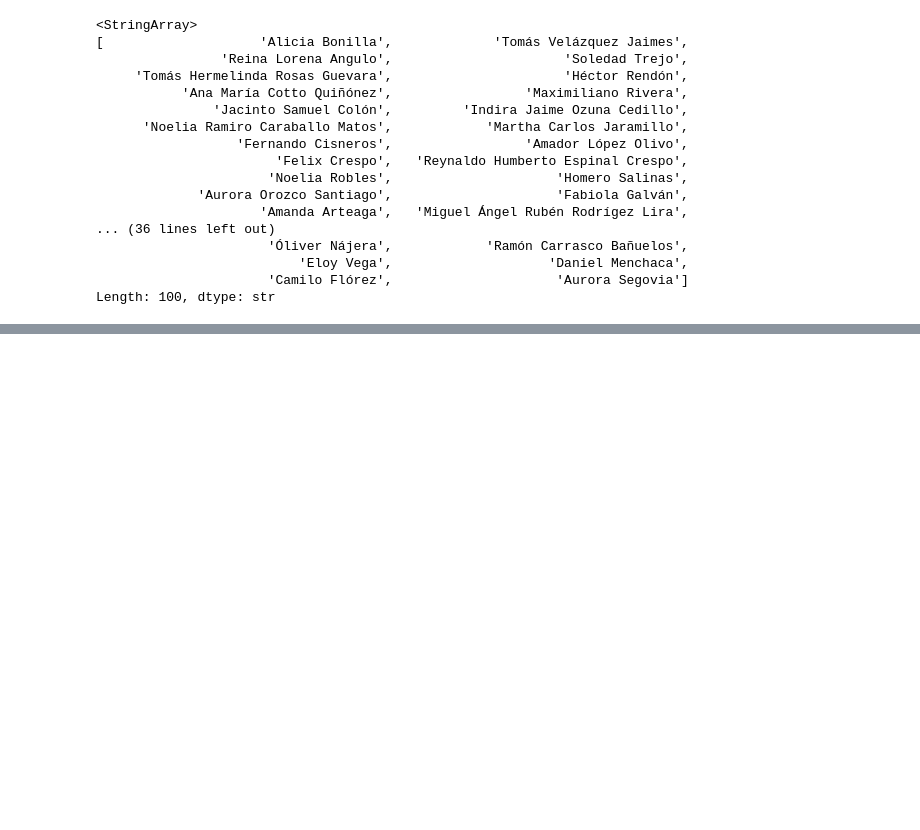
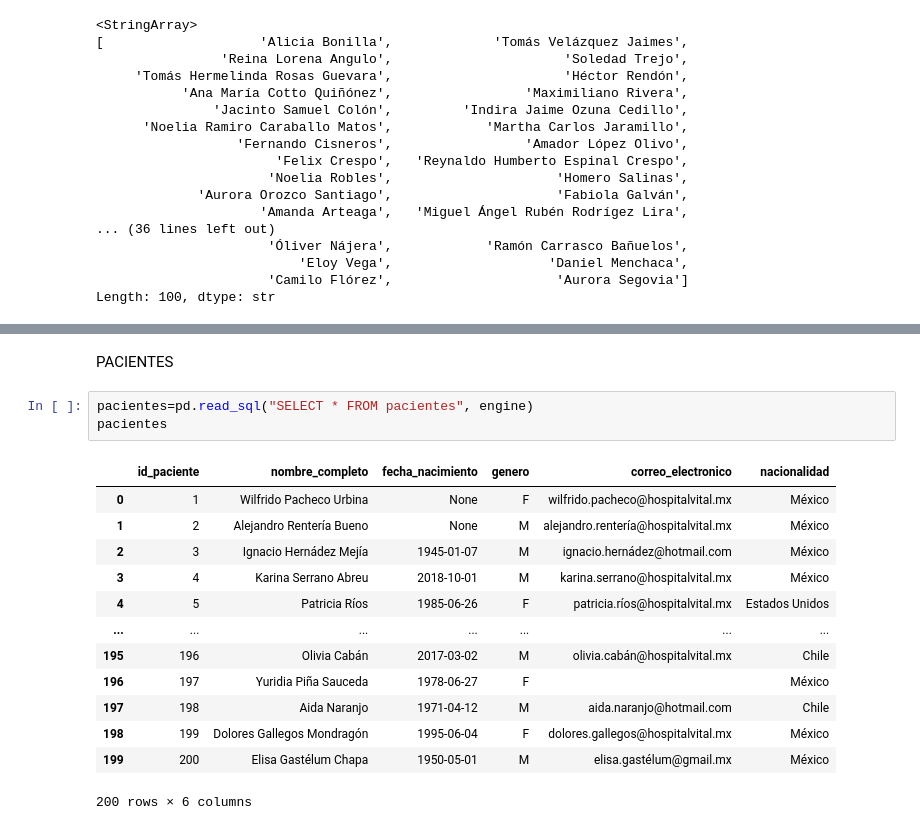
Before and after one commit to JonathanAlbertoBarrera/LimpiezaDatosPandas, a Jupyter notebook: 2-PracticaAseguramientoCalidadDatos/2_PracticaDatosNotebook.ipynb, the cells around one changed output, grey strips where cells are left out. Drawn from its saved outputs; the diff is of its cells as text; blank space fills up the shorter version.

```diff
--- a/2-PracticaAseguramientoCalidadDatos/2_PracticaDatosNotebook.ipynb
+++ b/2-PracticaAseguramientoCalidadDatos/2_PracticaDatosNotebook.ipynb
@@ -187,0 +240,19 @@ Length: 100, dtype: str
+# %% [markdown]
+PACIENTES
+# %%
+pacientes=pd.read_sql("SELECT * FROM pacientes", engine)
+pacientes
+# %% [output]
+|  | id_paciente | nombre_completo | fecha_nacimiento | genero | correo_electronico | nacionalidad |
+| 0 | 1 | Wilfrido Pacheco Urbina | None | F | wilfrido.pacheco@hospitalvital.mx | México |
+| 1 | 2 | Alejandro Rentería Bueno | None | M | alejandro.rentería@hospitalvital.mx | México |
+| 2 | 3 | Ignacio Hernádez Mejía | 1945-01-07 | M | ignacio.hernádez@hotmail.com | México |
+| 3 | 4 | Karina Serrano Abreu | 2018-10-01 | M | karina.serrano@hospitalvital.mx | México |
+| 4 | 5 | Patricia Ríos | 1985-06-26 | F | patricia.ríos@hospitalvital.mx | Estados Unidos |
+| ... | ... | ... | ... | ... | ... | ... |
+| 195 | 196 | Olivia Cabán | 2017-03-02 | M | olivia.cabán@hospitalvital.mx | Chile |
+| 196 | 197 | Yuridia Piña Sauceda | 1978-06-27 | F |  | México |
+| 197 | 198 | Aida Naranjo | 1971-04-12 | M | aida.naranjo@hotmail.com | Chile |
+| 198 | 199 | Dolores Gallegos Mondragón | 1995-06-04 | F | dolores.gallegos@hospitalvital.mx | México |
+| 199 | 200 | Elisa Gastélum Chapa | 1950-05-01 | M | elisa.gastélum@gmail.mx | México |
+200 rows × 6 columns
```
Also changed, not shown: parts of 15 cells of this notebook.
